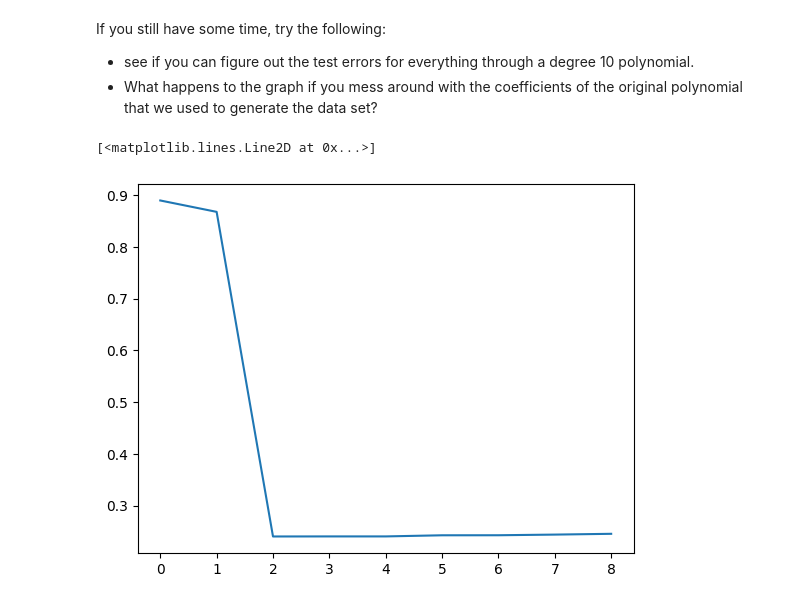
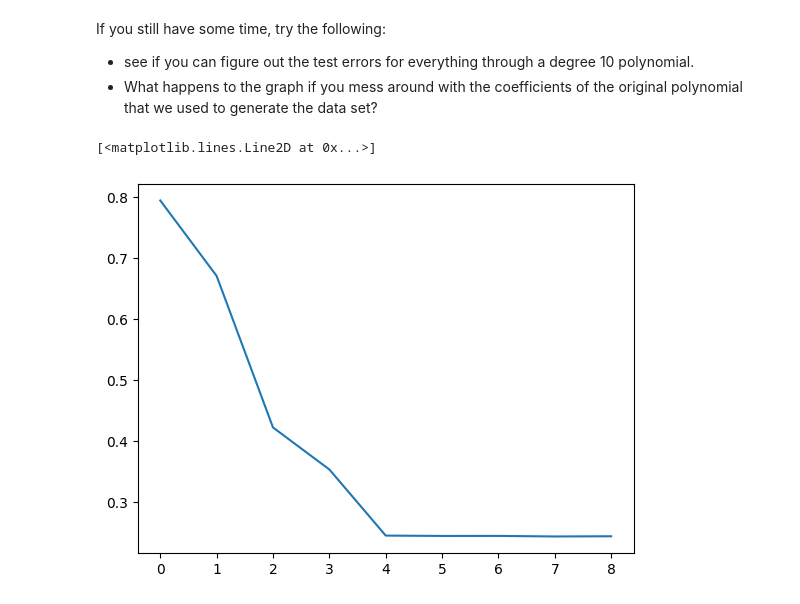
Before and after one commit to uzairname/cmse381-F23, a Jupyter notebook: Lectures/Lec14-Ch5_1-More_kfoldCV/uzair-CMSE381-Lec14_Morekfold.ipynb, the cells around one changed output. Drawn from its saved outputs; the diff is of its cells as text; code cells hidden in the pictures.

```diff
--- a/Lectures/Lec14-Ch5_1-More_kfoldCV/uzair-CMSE381-Lec14_Morekfold.ipynb
+++ b/Lectures/Lec14-Ch5_1-More_kfoldCV/uzair-CMSE381-Lec14_Morekfold.ipynb
@@ -167,22 +167,23 @@ If you still have some time, try the following:
 # %%
 
 errors=[]
 
 for n in range(1, 10):
 
     poly = PolynomialFeatures(n, include_bias=False)
-    x_poly = poly.fit_transform(X_toy)
+    x_poly = np.sqrt(np.abs(poly.fit_transform(X_toy)))*np.sign(poly.fit_transform(X_toy))
+    # x_poly = poly.fit_transform(X_toy)
 
     score = np.mean(cross_val_score(model, x_poly, y_toy))
 
     errors.append(1-score)
 
 
 
 plt.plot(errors)
 # %% [output]
 [<matplotlib.lines.Line2D at 0x...>]
-[figure, old version]
+[figure, new version]
 # %% [markdown]
 
 
```
Also changed, not shown: 1 other file.
